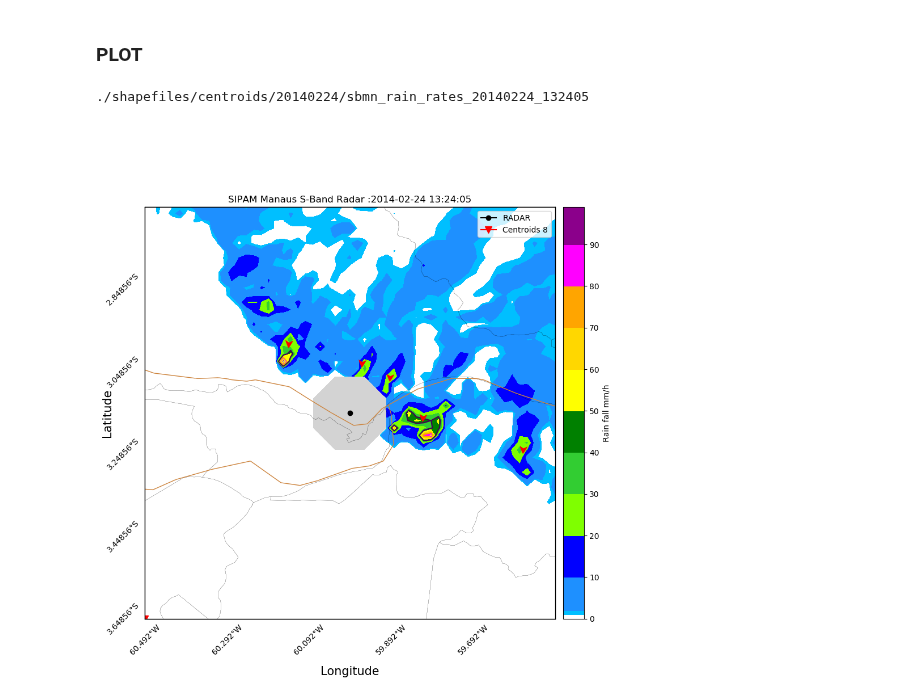
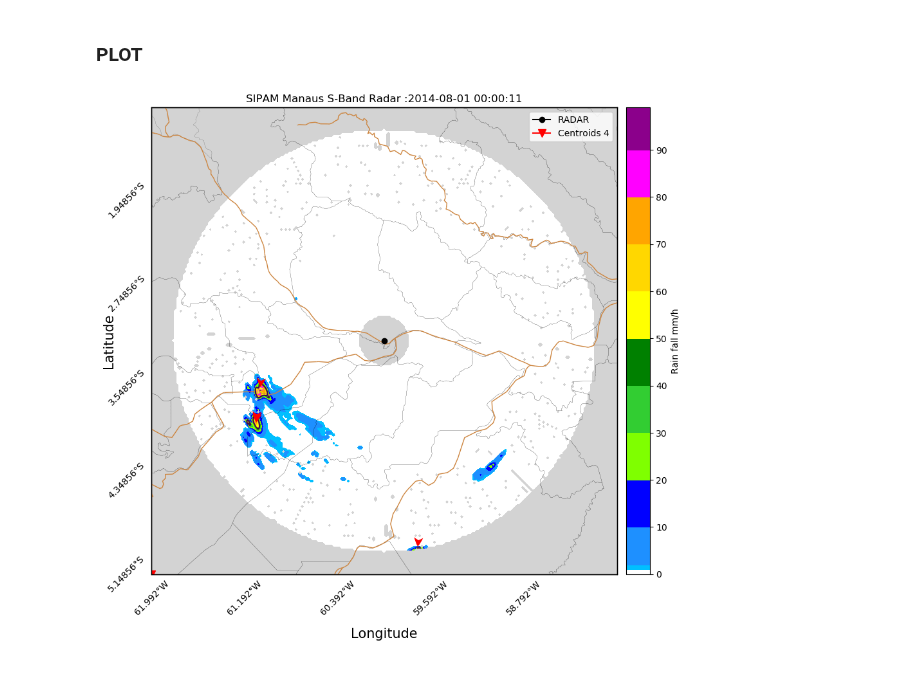
Before and after one commit to helvecioneto/CAP-394, a Jupyter notebook: 02-GEOTRACK.ipynb, the cells around one changed output. Drawn from its saved outputs; the diff is of its cells as text; code cells hidden in the pictures.

```diff
--- a/02-GEOTRACK.ipynb
+++ b/02-GEOTRACK.ipynb
@@ -265,7 +341,7 @@ def create_data(day,time,frames,clusters):
     return cdata
 # %%
 day = DAY
-time = 15
+time = 0
 frames = read_data(day)
 clusters = clusterization(pre_processing(frames[time]))
 data = create_data(day,time,frames[time],clusters)
@@ -313,4 +449,4 @@ def create_geopoints(data,create_shp):
 # %%
-gdata = create_geopoints(data,1)
-gdata.head()
+gdata = poly_data(data,0)
+gdata
 # %% [output]
@@ -448,15 +557,0 @@ gdata
-# %%
-def largest_3(cdata):
-    if isinstance(cdata,pd.DataFrame):
-
-        data = pd.DataFrame()
-
-        for i in range(cdata['N_CLUSTER'].max()):
-            ct = cdata.loc[cdata['ID_CLUST'] == i ]
-            tr3max = heapq.nlargest(3,ct.R_FALL)
-
-            for j in range(3):
-                mm = cdata.loc[cdata.R_FALL == tr3max[j]]
-                data = data.append(mm)
-
-        return data
@@ -549,11 +623,9 @@ from matplotlib import markers
 # %%
 def plot(frame,day,zoom):
 
-    # Create centroids
     frames = read_data(day)
     clusters = clusterization(pre_processing(frames[frame]))
-    data = create_data(day,frame,frames[frame],clusters)
-    gdata = create_geopoints(data,0)
+    data = create_data(day,time,frames[frame],clusters)
 
     # Create Tiff
     tiff_create(day,frame,frames)
@@ -563,11 +635,14 @@ def plot(frame,day,zoom):
     my_image = georaster.SingleBandRaster(fpath, load_data=True)
 
     # Create Shapefile
-#     centroidData(gdata,1)
-    centroid_data(data,1)
-    shp_point_file = sorted(os.listdir(PATH+str(day)))[frame]
-    shp_point_file = ('./shapefiles/centroids/'+str(day)+'/'+shp_point_file[:-3])
+    geo_centroid(poly_center(poly_data(largest_3(data),0),0),data,1)
 
+    dirname = data.index[0].isoformat()[:-9]
+    dirname = dirname.replace('-','')
+    timer = data.index[0].isoformat()[11:]
+    timer = timer.replace(':','')
+
+    shp_point_file = ('shapefiles/centroid/'+ str(dirname) +'/sbmn_rain_rates_'+(dirname)+'_'+str(timer))
 
     # grab limits of image's extent
     minx, maxx, miny, maxy = my_image.extent
@@ -610,9 +685,6 @@ def plot(frame,day,zoom):
     c = m.readshapefile('./shapefiles/municipios/AM_Mun97_region', 'municipios', linewidth=0.1)
     d = m.readshapefile('./shapefiles/hidro/lineaire_1km', 'hidrografia',color='peru', linewidth=1)
 
-
-    print(shp_point_file)
-
     ## SIPAM RADAR
     xm, ym = m(my_coords[1],my_coords[0])
     radar = m.plot(xm,ym, marker='o',color='k', label='RADAR')
@@ -653,8 +725,7 @@ def plot(frame,day,zoom):
 
     plt.show()
 # %%
-day = 20140224
-plot(15,day,0.5)
+day = 20140801
+plot(0,day,2)
 # %% [output]
-./shapefiles/centroids/20140224/sbmn_rain_rates_20140224_132405
-[figure, old version]
+[figure, new version]
```
Also changed, not shown: parts of 28 cells of this notebook.
